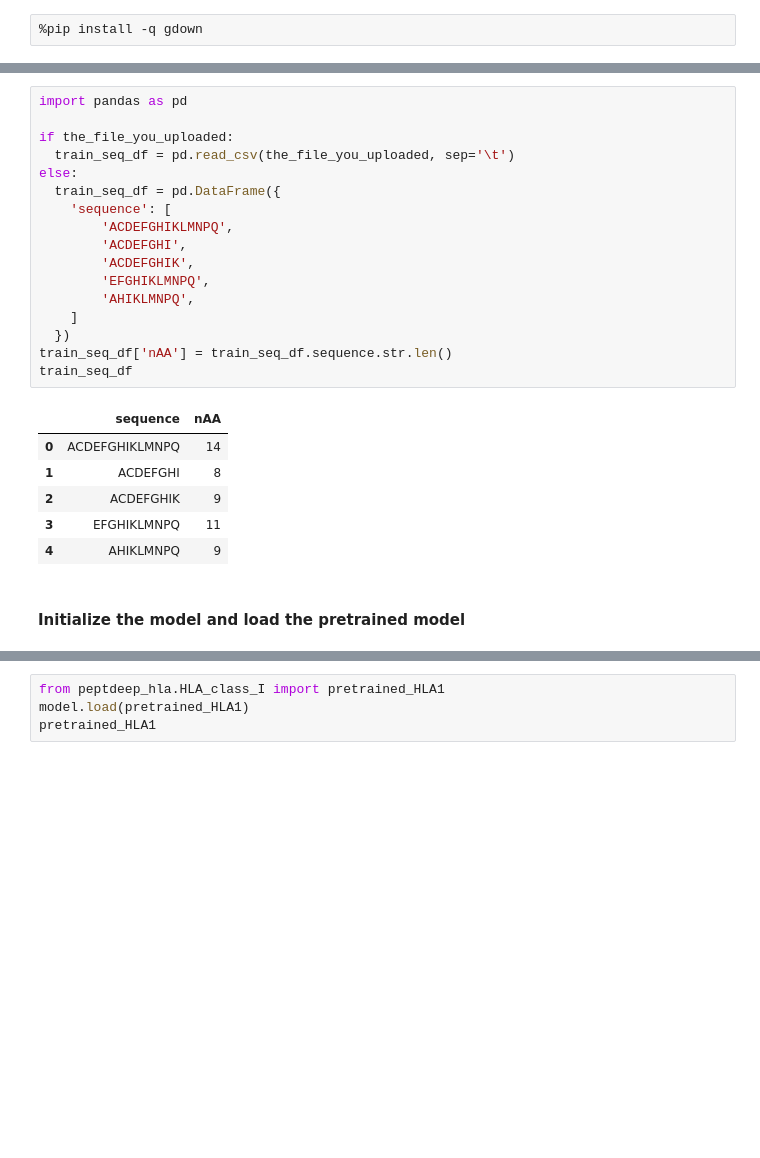
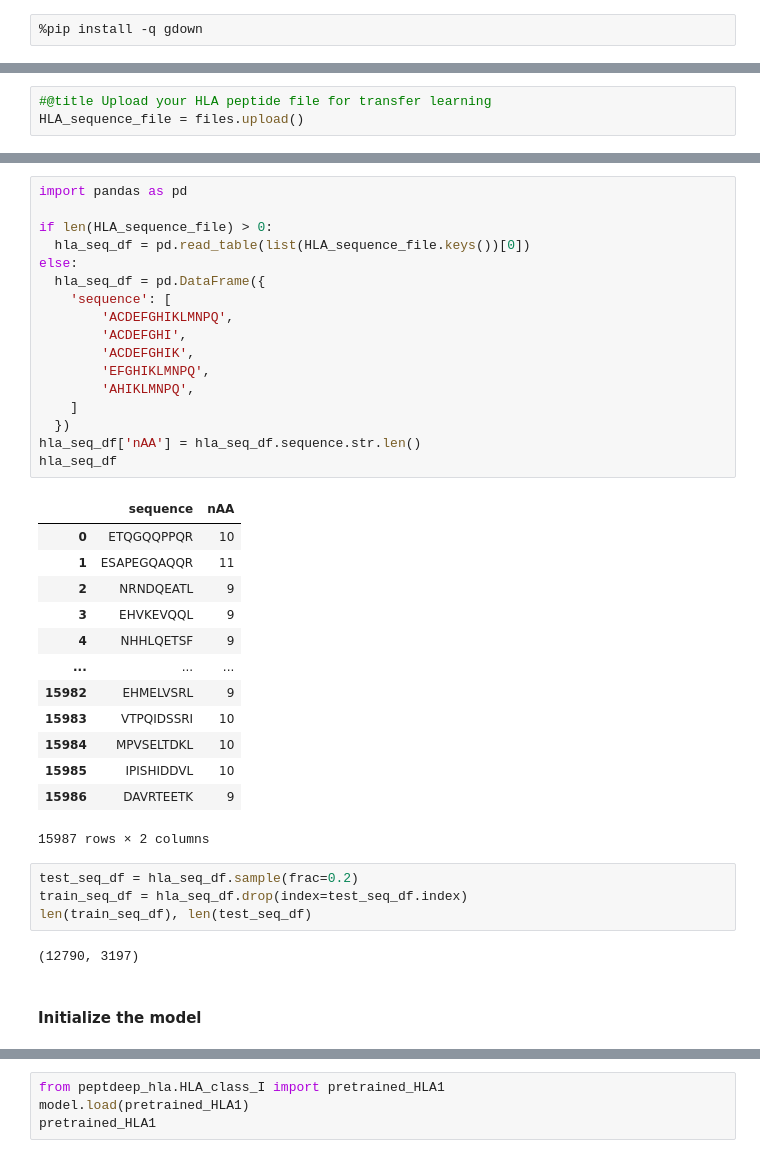
Before and after one commit to MannLabs/PeptDeep-HLA, a Jupyter notebook: nbs/HLA1_transfer.ipynb, the cells around one changed output, grey strips where cells are left out. Saved outputs shown, nothing was run; the diff lists cells and outputs as text; blank space fills up the shorter version.

Commit message:
colab upload files; testing

```diff
--- a/nbs/HLA1_transfer.ipynb
+++ b/nbs/HLA1_transfer.ipynb
@@ -42,0 +45,3 @@ the_file_you_uploaded = ""
+# %%
+#@title Upload your HLA peptide file for transfer learning
+HLA_sequence_file = files.upload()
@@ -43,29 +51,42 @@ the_file_you_uploaded = ""
 # %%
 import pandas as pd
 
-if the_file_you_uploaded:
-  train_seq_df = pd.read_csv(the_file_you_uploaded, sep='\t')
+if len(HLA_sequence_file) > 0:
+  hla_seq_df = pd.read_table(list(HLA_sequence_file.keys())[0])
 else:
-  train_seq_df = pd.DataFrame({
+  hla_seq_df = pd.DataFrame({
     'sequence': [
         'ACDEFGHIKLMNPQ',
         'ACDEFGHI',
         'ACDEFGHIK',
         'EFGHIKLMNPQ',
         'AHIKLMNPQ',
     ]
   })
-train_seq_df['nAA'] = train_seq_df.sequence.str.len()
-train_seq_df
+hla_seq_df['nAA'] = hla_seq_df.sequence.str.len()
+hla_seq_df
 # %% [output]
 |  | sequence | nAA |
-| 0 | ACDEFGHIKLMNPQ | 14 |
-| 1 | ACDEFGHI | 8 |
-| 2 | ACDEFGHIK | 9 |
-| 3 | EFGHIKLMNPQ | 11 |
-| 4 | AHIKLMNPQ | 9 |
+| 0 | ETQGQQPPQR | 10 |
+| 1 | ESAPEGQAQQR | 11 |
+| 2 | NRNDQEATL | 9 |
+| 3 | EHVKEVQQL | 9 |
+| 4 | NHHLQETSF | 9 |
+| ... | ... | ... |
+| 15982 | EHMELVSRL | 9 |
+| 15983 | VTPQIDSSRI | 10 |
+| 15984 | MPVSELTDKL | 10 |
+| 15985 | IPISHIDDVL | 10 |
+| 15986 | DAVRTEETK | 9 |
+15987 rows × 2 columns
+# %%
+test_seq_df = hla_seq_df.sample(frac=0.2)
+train_seq_df = hla_seq_df.drop(index=test_seq_df.index)
+len(train_seq_df), len(test_seq_df)
+# %% [output]
+(12790, 3197)
 # %% [markdown]
-#### Initialize the model and load the pretrained model
+#### Initialize the model
 # %%
 from peptdeep_hla.HLA_class_I import HLA_Class_I_Classifier
 model = HLA_Class_I_Classifier(
```
Also changed, not shown: parts of 17 cells of this notebook.
